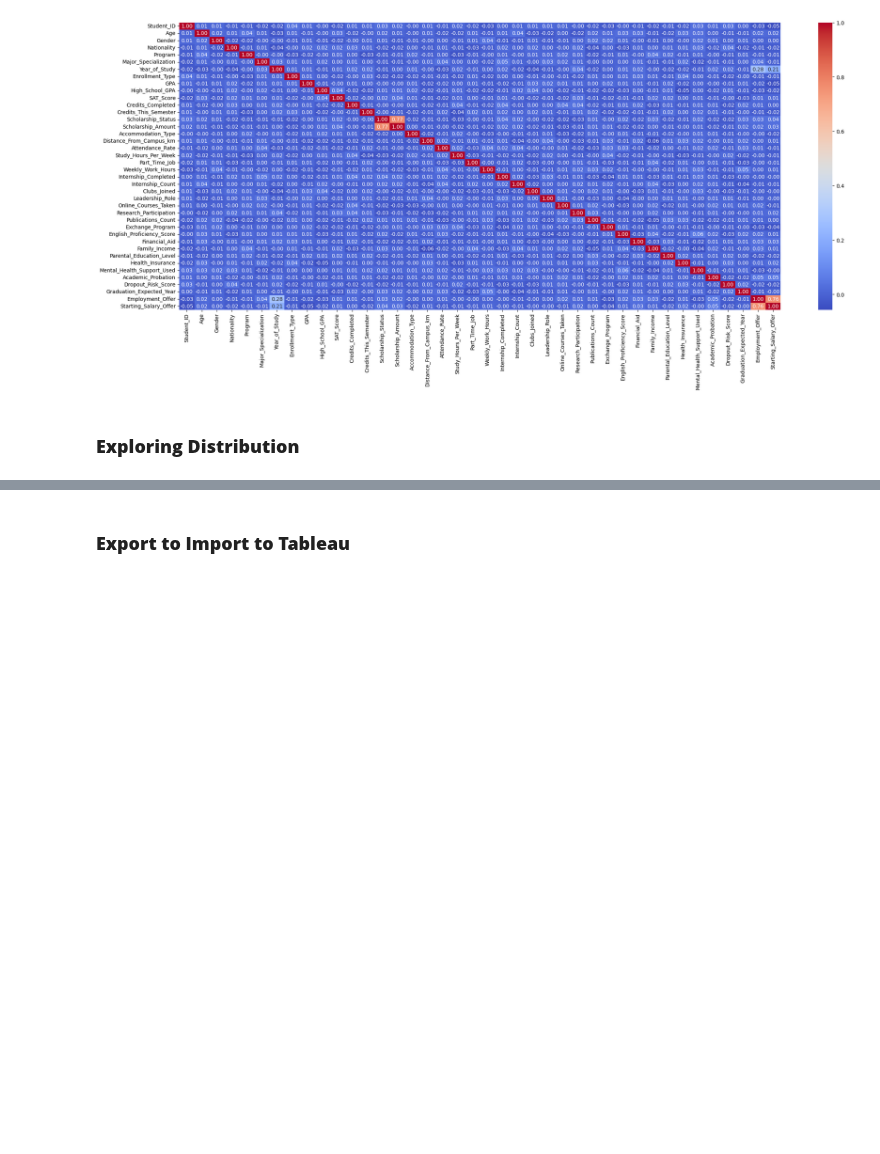
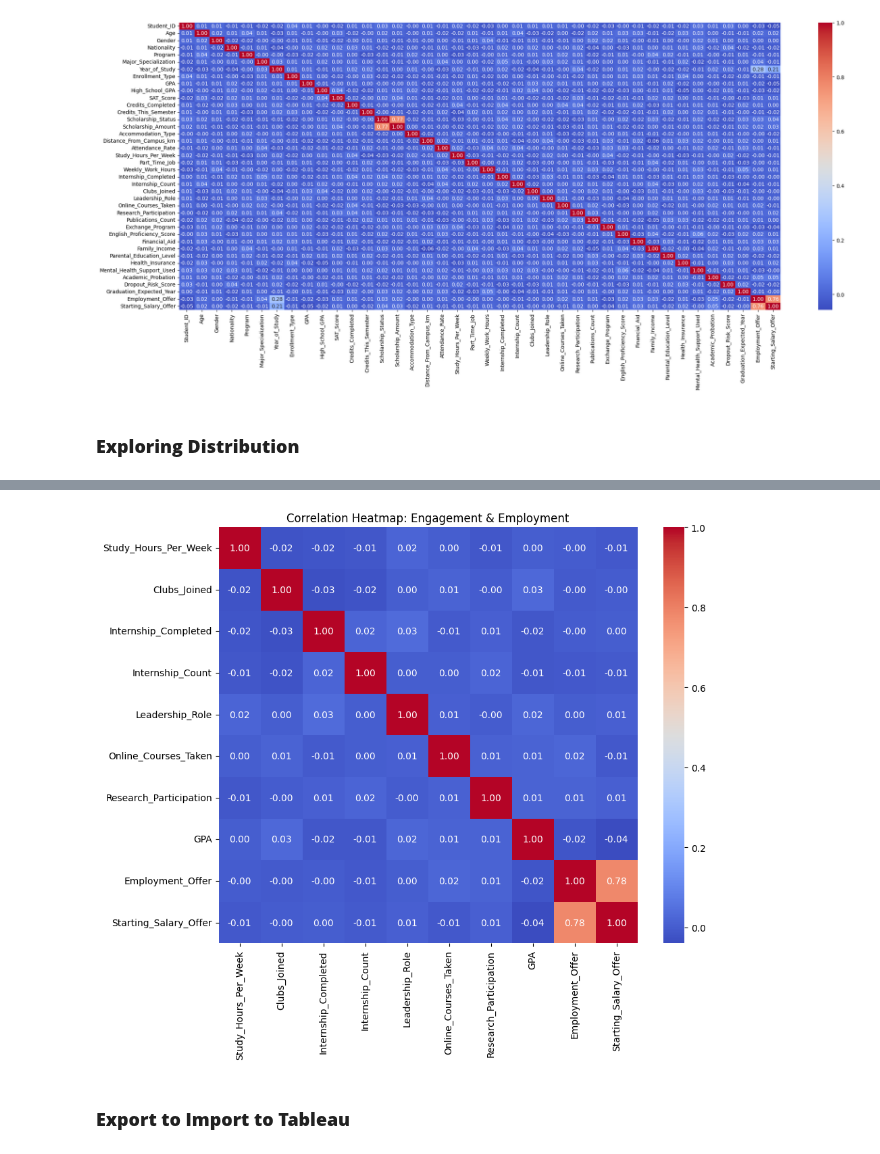
Before and after one commit to linabenna/student-dashboard-eda, a Jupyter notebook: student-eda.ipynb, the cells around one changed output, grey strips where cells are left out. Saved outputs shown, nothing was run; the diff lists cells and outputs as text; code cells hidden in the pictures; blank space fills up the shorter version.

```diff
--- a/student-eda.ipynb
+++ b/student-eda.ipynb
@@ -182,3 +243,13 @@ sns.heatmap(corr_matrix, annot=True, cmap='coolwarm', fmt=".2f")
+# %%
+corr_features = engagement_features + ["GPA", "Employment_Offer", "Starting_Salary_Offer"]
+corr_matrix = df[corr_features].corr()
+
+plt.figure(figsize=(10,8))
+sns.heatmap(corr_matrix, annot=True, cmap="coolwarm", fmt=".2f")
+plt.title("Correlation Heatmap: Engagement & Employment")
+plt.show()
+# %% [output]
+[figure, added]
 # %% [markdown]
 ### **Export to Import to Tableau**
 # %%
```
Also changed, not shown: parts of 5 cells of this notebook.
